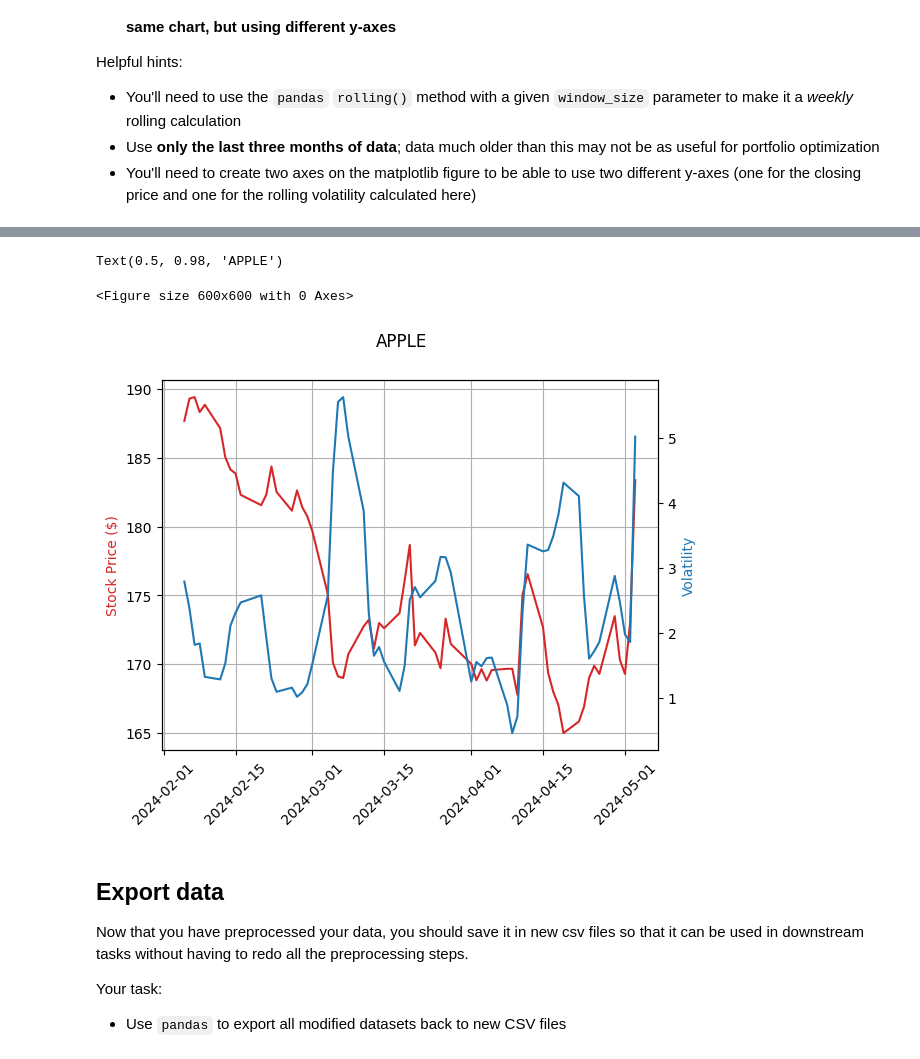
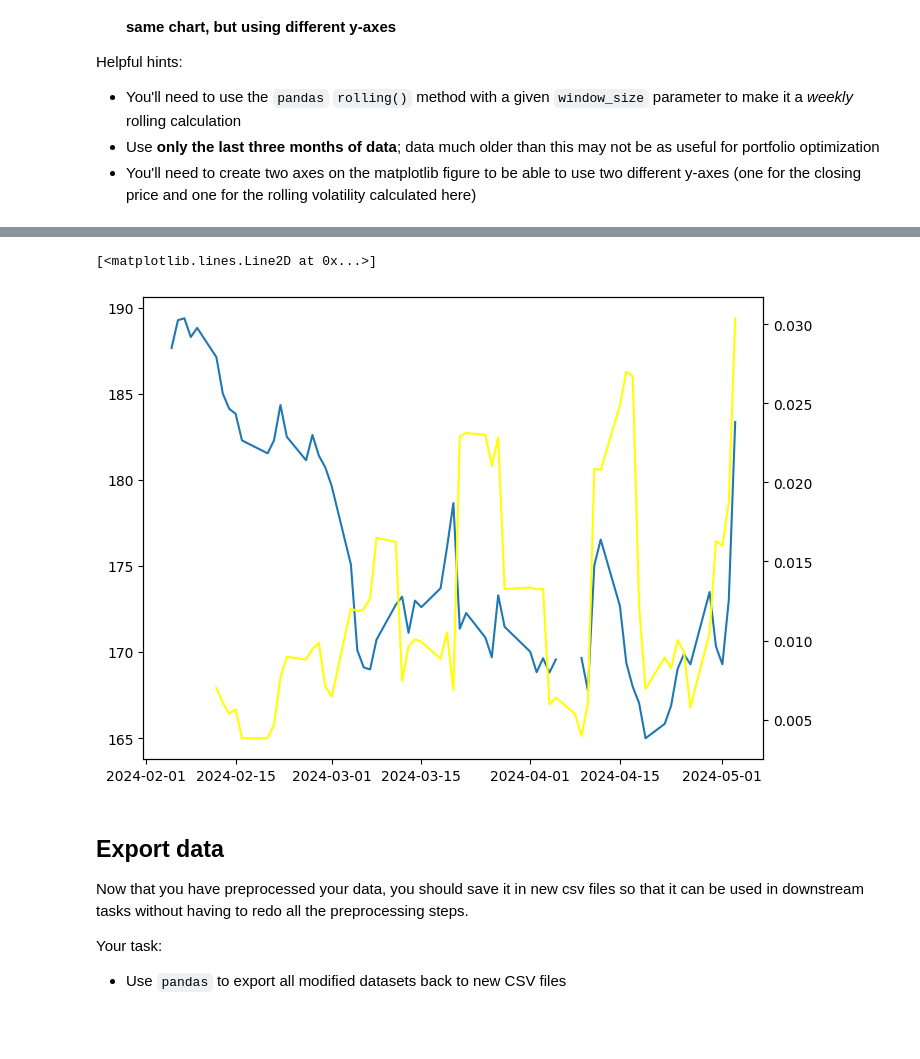
Before and after one commit to bigboy92/fend-matching-game, a Jupyter notebook: Preparing-for-data-analysis-project-student.ipynb, the cells around one changed output, grey strips where cells are left out. Cells and saved outputs as stored; diff of their text form; code cells hidden in the pictures; blank space fills up the shorter version.

```diff
--- a/Preparing-for-data-analysis-project-student.ipynb
+++ b/Preparing-for-data-analysis-project-student.ipynb
@@ -473,4 +661,5 @@ Helpful hints:
 * You'll need to create two axes on the matplotlib figure to be able to use two different y-axes (one for the closing price and one for the rolling volatility calculated here)
 # %%
 # Define the window size for the rolling calculation (e.g., one week)
-window_size = 7
+window = 5
+last_three_months.head()
@@ -477,5 +673,5 @@ window_size = 7
 # %%
 # Calculate rolling one-week volatility
-# appl_data_3_months['Volatility'] = appl_data_3_months['Close'].rolling(window_size).std()
-appl_data['Volatility'] = appl_data['Close'].rolling(window_size).std()
-appl_data_3_months = appl_data[appl_data.index >= max_date - pd.offsets.DateOffset(months=3)]
+apple_last_3_months = last_three_months[['Date', 'Close/Last']]
+apple_last_3_months.set_index('Date', inplace=True)
+apple_last_3_months.head()
@@ -481,0 +686,4 @@ appl_data_3_months = appl_data[appl_data.index >= max_date - pd.offsets.DateOffs
+# %%
+apple_last_3_months = apple_last_3_months.sort_values('Date')
+apple_last_3_months['Daily_returns'] = apple_last_3_months['Close/Last'].pct_change()
+weekly_rolling_std = apple_last_3_months['Daily_returns'].rolling(window=window).std().copy()
@@ -482,22 +718,15 @@ appl_data_3_months = appl_data[appl_data.index >= max_date - pd.offsets.DateOffs
+# %%
+apple_last_3_months['weekly_rolling_std'] = weekly_rolling_std
 # %%
 # Plot the calculated rolling weekly volatility of Apple's closing price against Apple's closing price
 # Plot these on the same chart, but using different y-axes
-plt.figure(figsize=(6, 6))
-color = 'tab:red'
-fig, ax1 = plt.subplots()
-ax1.plot(appl_data_3_months['Close'], color=color)
-ax1.set_ylabel('Stock Price ($)', color=color)
-ax1.grid()
-plt.xticks(rotation=45)
-color = 'tab:blue'
-ax2 = ax1.twinx()
-ax2.plot(appl_data_3_months['Volatility'], color=color)
-ax2.set_ylabel('Volatility', color=color)
-plt.suptitle('APPLE')
+fig, ax1 = plt.subplots(figsize=(8,6))
+ax2=ax1.twinx()
+ax1.plot(apple_last_3_months['Close/Last'])
+ax2.plot(weekly_rolling_std, color='yellow')
 # %% [output]
-Text(0.5, 0.98, 'APPLE')
+[<matplotlib.lines.Line2D at 0x...>]
-<Figure size 600x600 with 0 Axes>
-[figure, old version]
+[figure, new version]
 # %% [markdown]
 ## Export data
 
```
Also changed, not shown: parts of 71 cells of this notebook.
